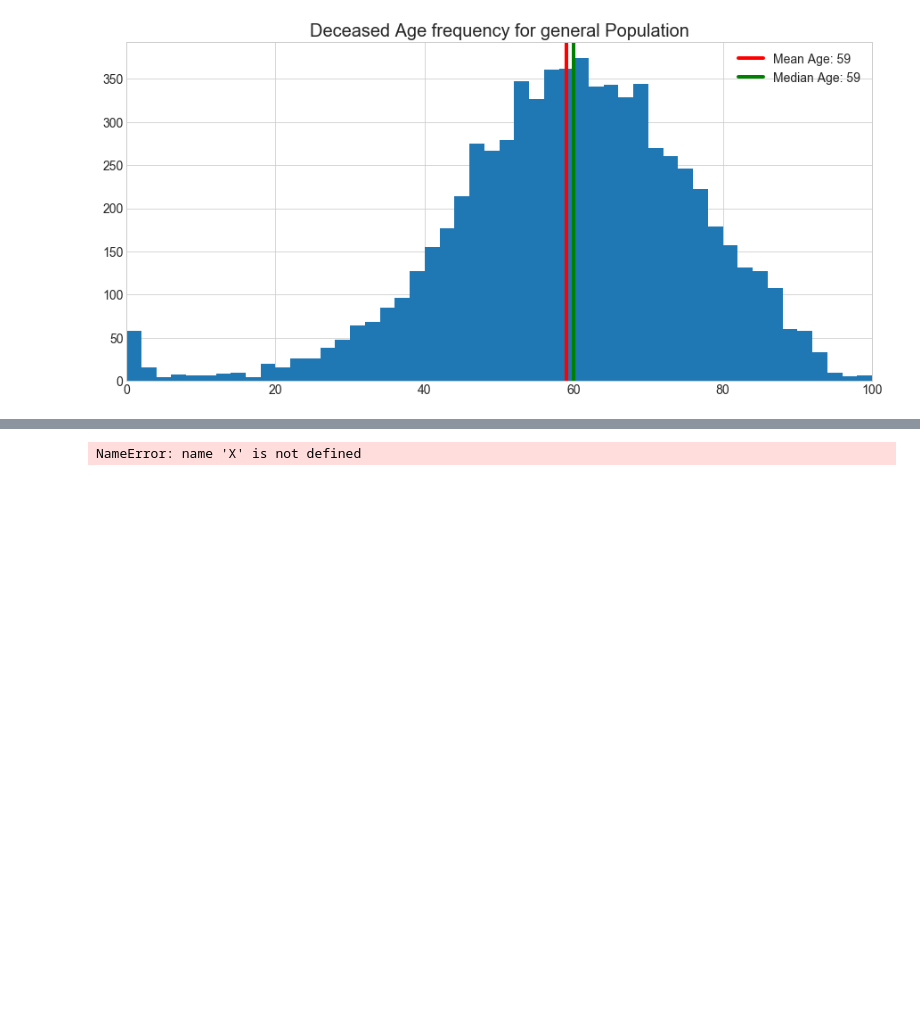
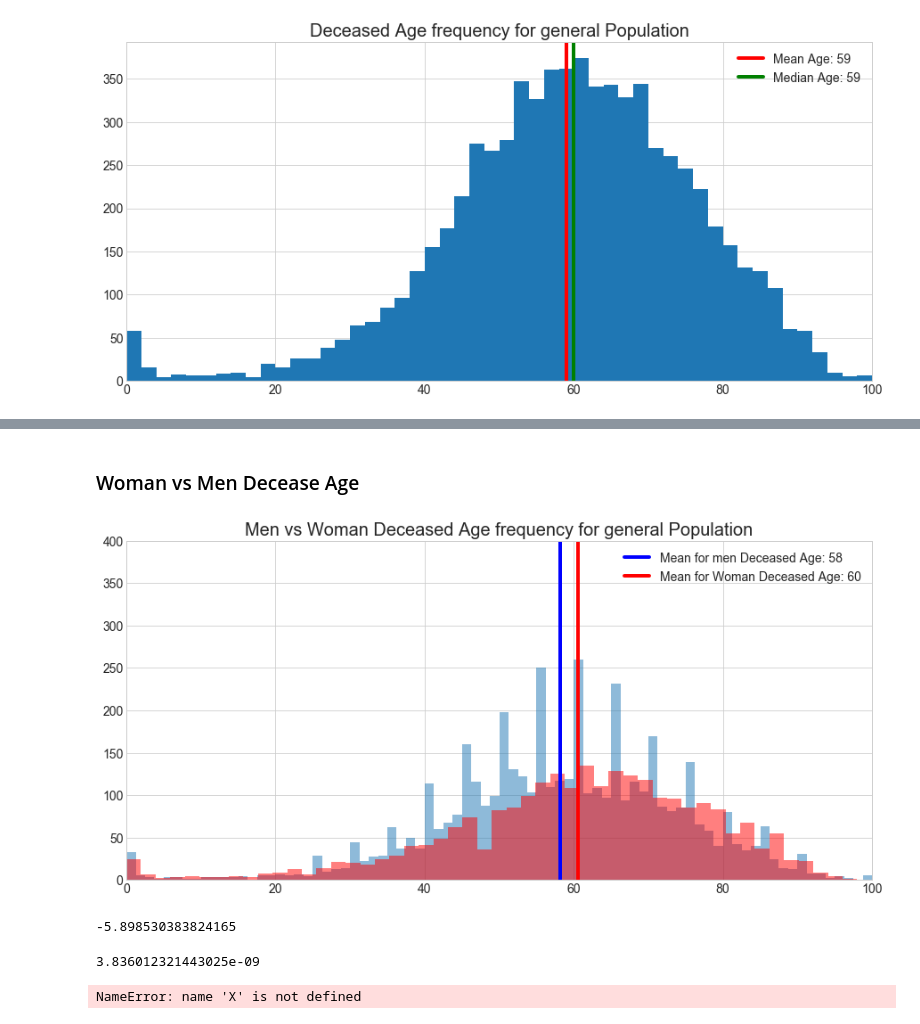
Before and after one commit to mesielepush/Covid19-Mexico-Data-Analysis-Jupyter-Notebook, a Jupyter notebook: MexicoCovidDescriptiveGeneral.ipynb, the cells around one changed output, grey strips where cells are left out. Drawn from its saved outputs; the diff is of its cells as text; code cells hidden in the pictures; blank space fills up the shorter version.

```diff
--- a/MexicoCovidDescriptiveGeneral.ipynb
+++ b/MexicoCovidDescriptiveGeneral.ipynb
@@ -442,0 +468,22 @@ plt.show();
+# %% [markdown]
+### Woman vs Men Decease Age
+# %%
+plt.close('all')
+
+men_deceased['age'].hist(bins=80,alpha=0.5)
+plt.axvline(x=men_deceased['age'].mean(),linewidth=4, color='b',label=f'Mean for men Deceased Age: {int(men_deceased["age"].mean())}')
+
+women_deceased['age'].hist(bins=50,color='r',alpha=0.5)
+plt.axvline(x=women_deceased['age'].mean(),linewidth=4, color='r',label=f'Mean for Woman Deceased Age: {int(women_deceased["age"].mean())}')
+
+plt.title('Men vs Woman Deceased Age frequency for general Population',fontsize=20)
+plt.xlim(0,100)
+plt.ylim(0,400)
+
+plt.xticks(fontsize=14)
+plt.yticks(fontsize=14)
+
+plt.legend(fontsize=14)
+plt.show();
+# %% [output]
+[figure, added]
@@ -443,3 +494,11 @@ plt.show();
+# %%
+stat
+# %% [output]
+-5.898530383824165
+# %%
+p_v
+# %% [output]
+3.836012321443025e-09
 # %%
 edad = X['EDAD']
 y = [1 if x == '9999-99-99' else 0 for x in X['FECHA_DEF']]
```
Also changed, not shown: parts of 5 cells of this notebook.
